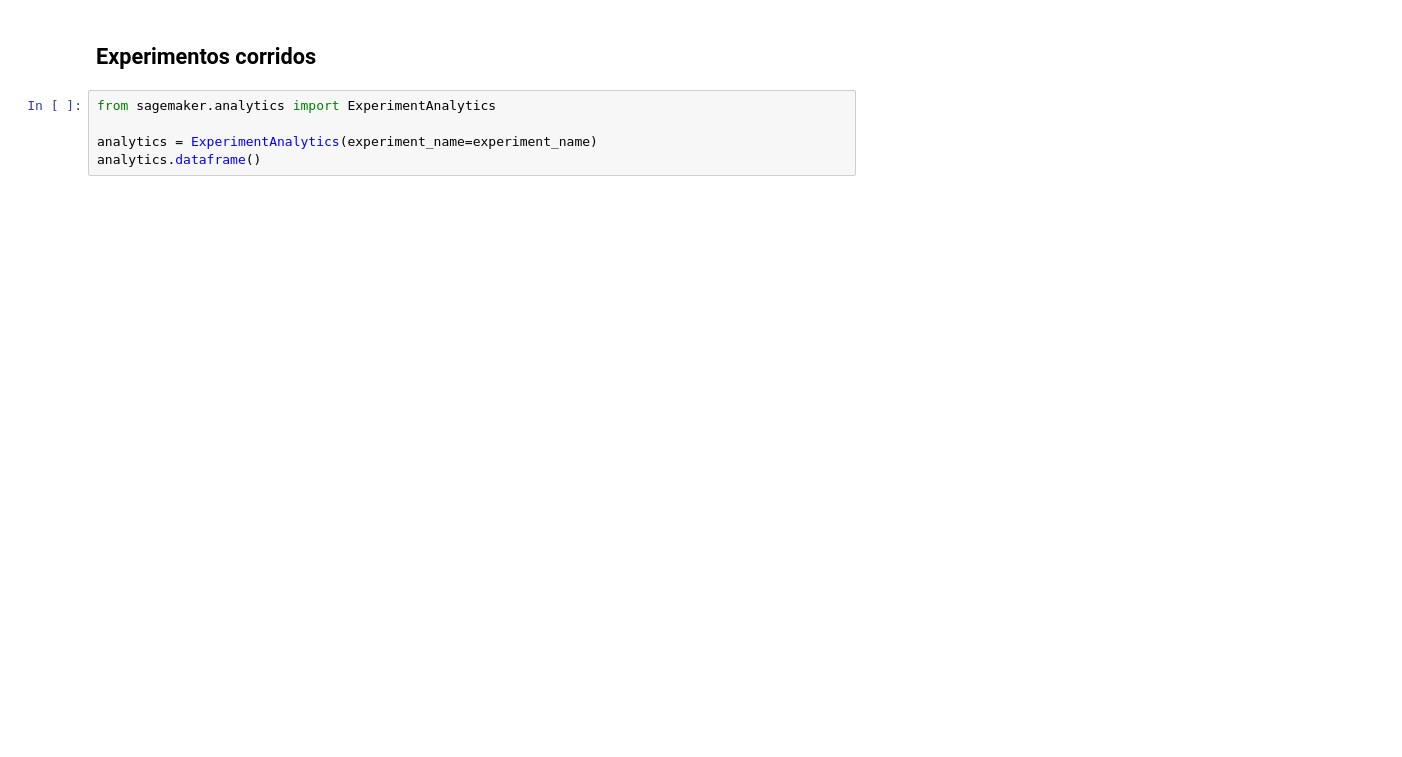
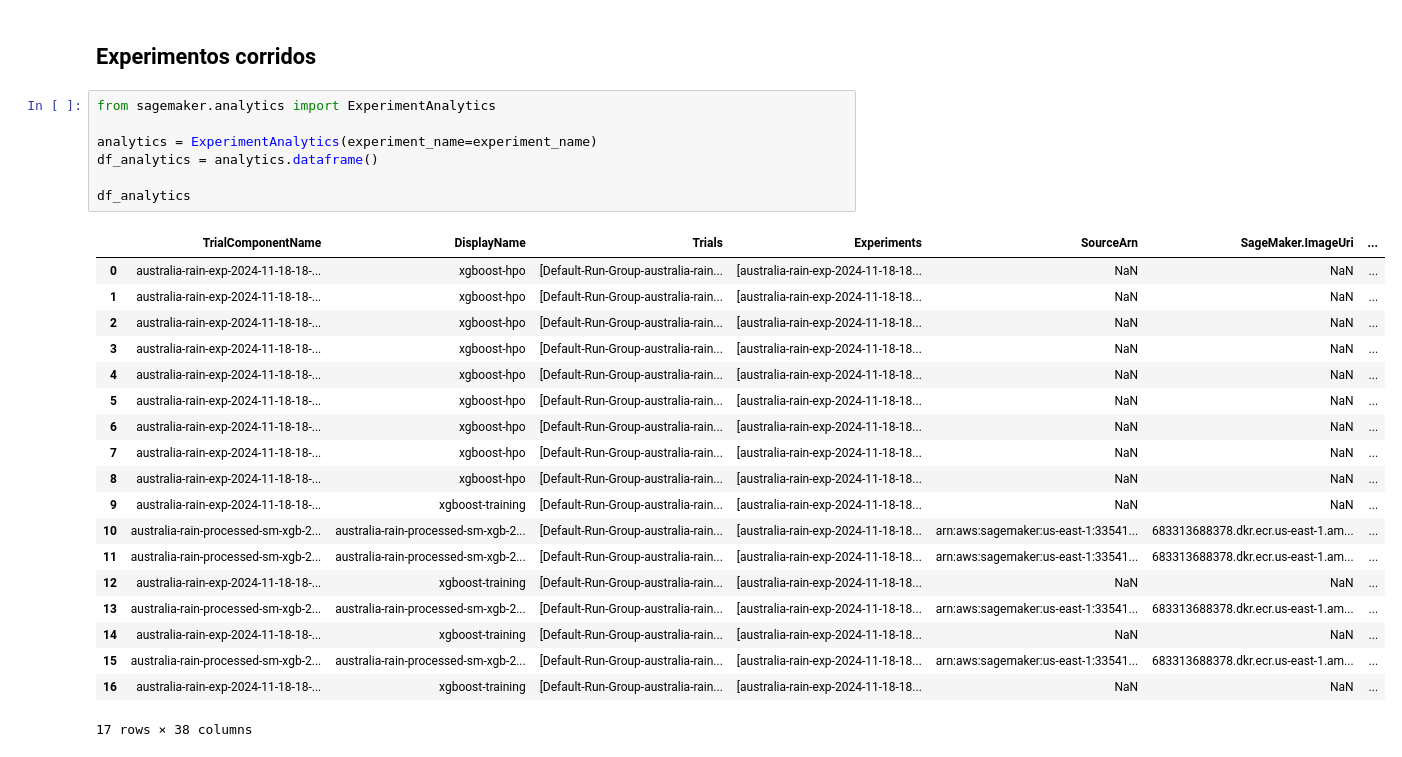
Before and after one commit to trOOnies/itba-aws-mle, a Jupyter notebook: productivo/step1_training.ipynb, the cells around one changed output. Cells and saved outputs as stored; diff of their text form; blank space fills up the shorter version.

```diff
--- a/productivo/step1_training.ipynb
+++ b/productivo/step1_training.ipynb
@@ -211,5 +211,27 @@ INFO:sagemaker:Creating hyperparameter tuning job with name: sagemaker-xgboost-2
 # %%
 from sagemaker.analytics import ExperimentAnalytics
 
 analytics = ExperimentAnalytics(experiment_name=experiment_name)
-analytics.dataframe()
+df_analytics = analytics.dataframe()
+
+df_analytics
+# %% [output]
+|  | TrialComponentName | DisplayName | Trials | Experiments | SourceArn | SageMaker.ImageUri | ... |
+| 0 | australia-rain-exp-2024-11-18-18-... | xgboost-hpo | [Default-Run-Group-australia-rain... | [australia-rain-exp-2024-11-18-18... | NaN | NaN | ... |
+| 1 | australia-rain-exp-2024-11-18-18-... | xgboost-hpo | [Default-Run-Group-australia-rain... | [australia-rain-exp-2024-11-18-18... | NaN | NaN | ... |
+| 2 | australia-rain-exp-2024-11-18-18-... | xgboost-hpo | [Default-Run-Group-australia-rain... | [australia-rain-exp-2024-11-18-18... | NaN | NaN | ... |
+| 3 | australia-rain-exp-2024-11-18-18-... | xgboost-hpo | [Default-Run-Group-australia-rain... | [australia-rain-exp-2024-11-18-18... | NaN | NaN | ... |
+| 4 | australia-rain-exp-2024-11-18-18-... | xgboost-hpo | [Default-Run-Group-australia-rain... | [australia-rain-exp-2024-11-18-18... | NaN | NaN | ... |
+| 5 | australia-rain-exp-2024-11-18-18-... | xgboost-hpo | [Default-Run-Group-australia-rain... | [australia-rain-exp-2024-11-18-18... | NaN | NaN | ... |
+| 6 | australia-rain-exp-2024-11-18-18-... | xgboost-hpo | [Default-Run-Group-australia-rain... | [australia-rain-exp-2024-11-18-18... | NaN | NaN | ... |
+| 7 | australia-rain-exp-2024-11-18-18-... | xgboost-hpo | [Default-Run-Group-australia-rain... | [australia-rain-exp-2024-11-18-18... | NaN | NaN | ... |
+| 8 | australia-rain-exp-2024-11-18-18-... | xgboost-hpo | [Default-Run-Group-australia-rain... | [australia-rain-exp-2024-11-18-18... | NaN | NaN | ... |
+| 9 | australia-rain-exp-2024-11-18-18-... | xgboost-training | [Default-Run-Group-australia-rain... | [australia-rain-exp-2024-11-18-18... | NaN | NaN | ... |
+| 10 | australia-rain-processed-sm-xgb-2... | australia-rain-processed-sm-xgb-2... | [Default-Run-Group-australia-rain... | [australia-rain-exp-2024-11-18-18... | arn:aws:sagemaker:us-east-1:33541... | 683313688378.dkr.ecr.us-east-1.am... | ... |
+| 11 | australia-rain-processed-sm-xgb-2... | australia-rain-processed-sm-xgb-2... | [Default-Run-Group-australia-rain... | [australia-rain-exp-2024-11-18-18... | arn:aws:sagemaker:us-east-1:33541... | 683313688378.dkr.ecr.us-east-1.am... | ... |
+| 12 | australia-rain-exp-2024-11-18-18-... | xgboost-training | [Default-Run-Group-australia-rain... | [australia-rain-exp-2024-11-18-18... | NaN | NaN | ... |
+| 13 | australia-rain-processed-sm-xgb-2... | australia-rain-processed-sm-xgb-2... | [Default-Run-Group-australia-rain... | [australia-rain-exp-2024-11-18-18... | arn:aws:sagemaker:us-east-1:33541... | 683313688378.dkr.ecr.us-east-1.am... | ... |
+| 14 | australia-rain-exp-2024-11-18-18-... | xgboost-training | [Default-Run-Group-australia-rain... | [australia-rain-exp-2024-11-18-18... | NaN | NaN | ... |
+| 15 | australia-rain-processed-sm-xgb-2... | australia-rain-processed-sm-xgb-2... | [Default-Run-Group-australia-rain... | [australia-rain-exp-2024-11-18-18... | arn:aws:sagemaker:us-east-1:33541... | 683313688378.dkr.ecr.us-east-1.am... | ... |
+| 16 | australia-rain-exp-2024-11-18-18-... | xgboost-training | [Default-Run-Group-australia-rain... | [australia-rain-exp-2024-11-18-18... | NaN | NaN | ... |
+17 rows × 38 columns
```
Also changed, not shown: parts of 5 cells of this notebook, 1 other file.
